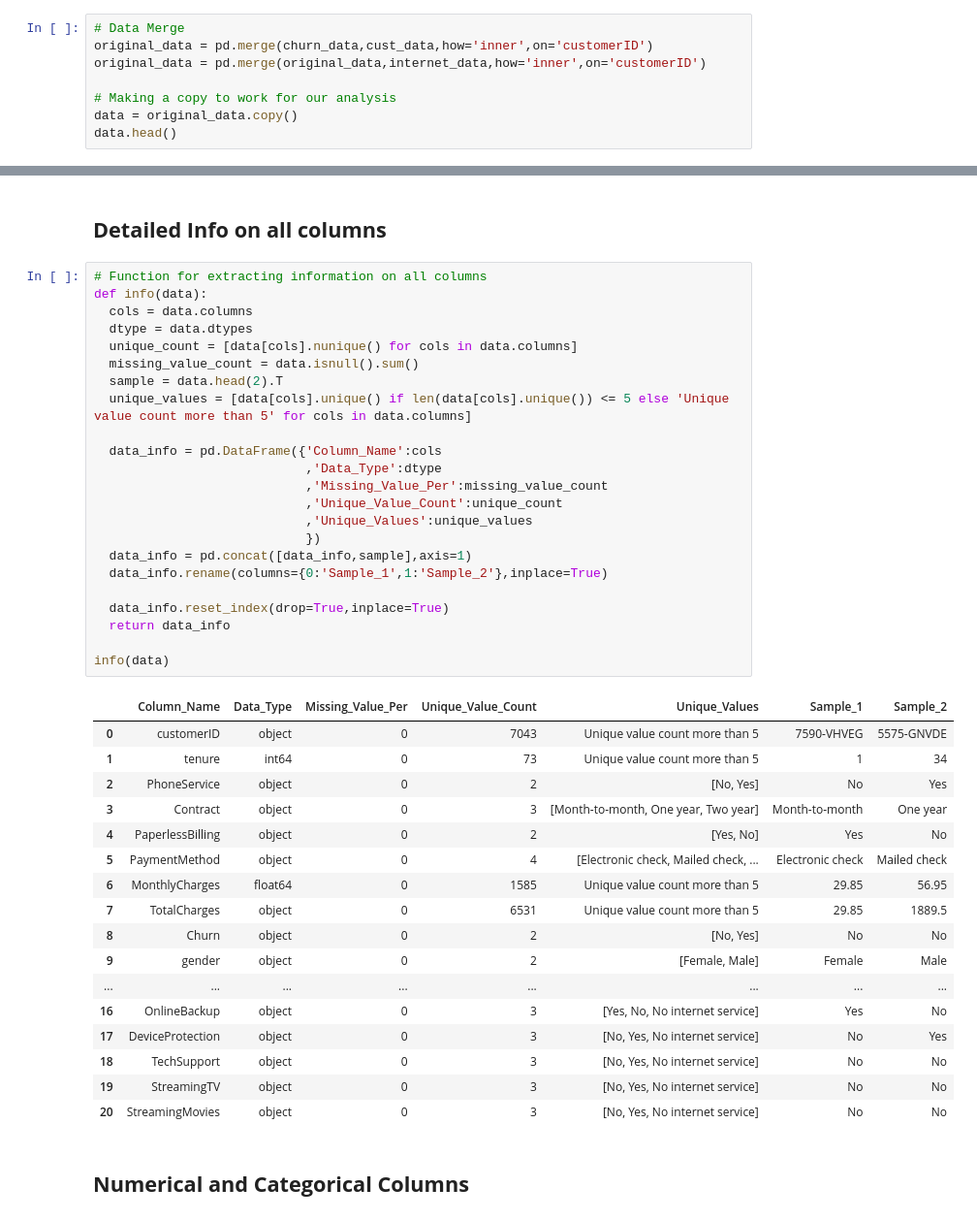
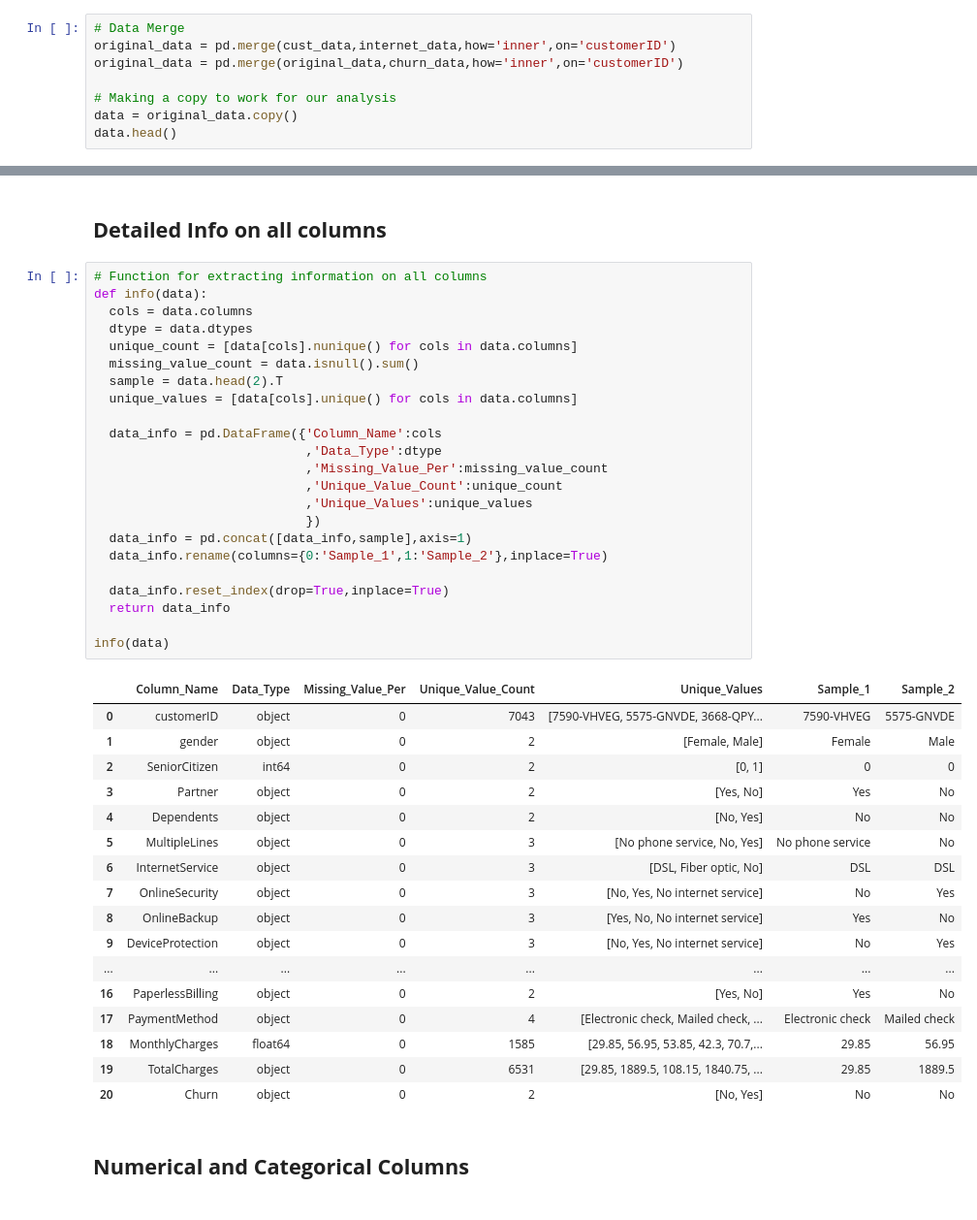
Before and after one commit to Theveetha/Telecom_Churn_Prediction, a Jupyter notebook: Telecom_Churn_Prediction.ipynb, the cells around one changed output, grey strips where cells are left out. Shown at 97% size. Saved outputs shown, nothing was run; the diff lists cells and outputs as text.

```diff
--- a/Telecom_Churn_Prediction.ipynb
+++ b/Telecom_Churn_Prediction.ipynb
@@ -57,8 +59,8 @@ for cols in [churn_data,cust_data,internet_data]:
 ['customerID', 'MultipleLines', 'InternetService', 'OnlineSecurity', 'OnlineBackup', 'DeviceProtection', 'TechSupport', 'StreamingTV', 'StreamingMovies']
 # %%
 # Data Merge
-original_data = pd.merge(churn_data,cust_data,how='inner',on='customerID')
-original_data = pd.merge(original_data,internet_data,how='inner',on='customerID')
+original_data = pd.merge(cust_data,internet_data,how='inner',on='customerID')
+original_data = pd.merge(original_data,churn_data,how='inner',on='customerID')
 
 # Making a copy to work for our analysis
 data = original_data.copy()
@@ -115,44 +117,44 @@ Number of Rows : 7043
 # %%
 # Function for extracting information on all columns
 def info(data):
   cols = data.columns
   dtype = data.dtypes
   unique_count = [data[cols].nunique() for cols in data.columns]
   missing_value_count = data.isnull().sum()
   sample = data.head(2).T
-  unique_values = [data[cols].unique() if len(data[cols].unique()) <= 5 else 'Unique value count more than 5' for cols in data.columns]
+  unique_values = [data[cols].unique() for cols in data.columns]
 
   data_info = pd.DataFrame({'Column_Name':cols
                             ,'Data_Type':dtype
                             ,'Missing_Value_Per':missing_value_count
                             ,'Unique_Value_Count':unique_count
                             ,'Unique_Values':unique_values
                             })
   data_info = pd.concat([data_info,sample],axis=1)
   data_info.rename(columns={0:'Sample_1',1:'Sample_2'},inplace=True)
 
   data_info.reset_index(drop=True,inplace=True)
   return data_info
 
 info(data)
 # %% [output]
 |  | Column_Name | Data_Type | Missing_Value_Per | Unique_Value_Count | Unique_Values | Sample_1 | Sample_2 |
-| 0 | customerID | object | 0 | 7043 | Unique value count more than 5 | 7590-VHVEG | 5575-GNVDE |
-| 1 | tenure | int64 | 0 | 73 | Unique value count more than 5 | 1 | 34 |
-| 2 | PhoneService | object | 0 | 2 | [No, Yes] | No | Yes |
-| 3 | Contract | object | 0 | 3 | [Month-to-month, One year, Two year] | Month-to-month | One year |
-| 4 | PaperlessBilling | object | 0 | 2 | [Yes, No] | Yes | No |
-| 5 | PaymentMethod | object | 0 | 4 | [Electronic check, Mailed check, ... | Electronic check | Mailed check |
-| 6 | MonthlyCharges | float64 | 0 | 1585 | Unique value count more than 5 | 29.85 | 56.95 |
-| 7 | TotalCharges | object | 0 | 6531 | Unique value count more than 5 | 29.85 | 1889.5 |
-| 8 | Churn | object | 0 | 2 | [No, Yes] | No | No |
-| 9 | gender | object | 0 | 2 | [Female, Male] | Female | Male |
+| 0 | customerID | object | 0 | 7043 | [7590-VHVEG, 5575-GNVDE, 3668-QPY... | 7590-VHVEG | 5575-GNVDE |
+| 1 | gender | object | 0 | 2 | [Female, Male] | Female | Male |
+| 2 | SeniorCitizen | int64 | 0 | 2 | [0, 1] | 0 | 0 |
+| 3 | Partner | object | 0 | 2 | [Yes, No] | Yes | No |
+| 4 | Dependents | object | 0 | 2 | [No, Yes] | No | No |
+| 5 | MultipleLines | object | 0 | 3 | [No phone service, No, Yes] | No phone service | No |
+| 6 | InternetService | object | 0 | 3 | [DSL, Fiber optic, No] | DSL | DSL |
+| 7 | OnlineSecurity | object | 0 | 3 | [No, Yes, No internet service] | No | Yes |
+| 8 | OnlineBackup | object | 0 | 3 | [Yes, No, No internet service] | Yes | No |
+| 9 | DeviceProtection | object | 0 | 3 | [No, Yes, No internet service] | No | Yes |
 | ... | ... | ... | ... | ... | ... | ... | ... |
-| 16 | OnlineBackup | object | 0 | 3 | [Yes, No, No internet service] | Yes | No |
-| 17 | DeviceProtection | object | 0 | 3 | [No, Yes, No internet service] | No | Yes |
-| 18 | TechSupport | object | 0 | 3 | [No, Yes, No internet service] | No | No |
-| 19 | StreamingTV | object | 0 | 3 | [No, Yes, No internet service] | No | No |
-| 20 | StreamingMovies | object | 0 | 3 | [No, Yes, No internet service] | No | No |
+| 16 | PaperlessBilling | object | 0 | 2 | [Yes, No] | Yes | No |
+| 17 | PaymentMethod | object | 0 | 4 | [Electronic check, Mailed check, ... | Electronic check | Mailed check |
+| 18 | MonthlyCharges | float64 | 0 | 1585 | [29.85, 56.95, 53.85, 42.3, 70.7,... | 29.85 | 56.95 |
+| 19 | TotalCharges | object | 0 | 6531 | [29.85, 1889.5, 108.15, 1840.75, ... | 29.85 | 1889.5 |
+| 20 | Churn | object | 0 | 2 | [No, Yes] | No | No |
 # %% [markdown]
 ## **Numerical and Categorical Columns**
 # %%
```
Also changed, not shown: parts of 39 cells of this notebook.
